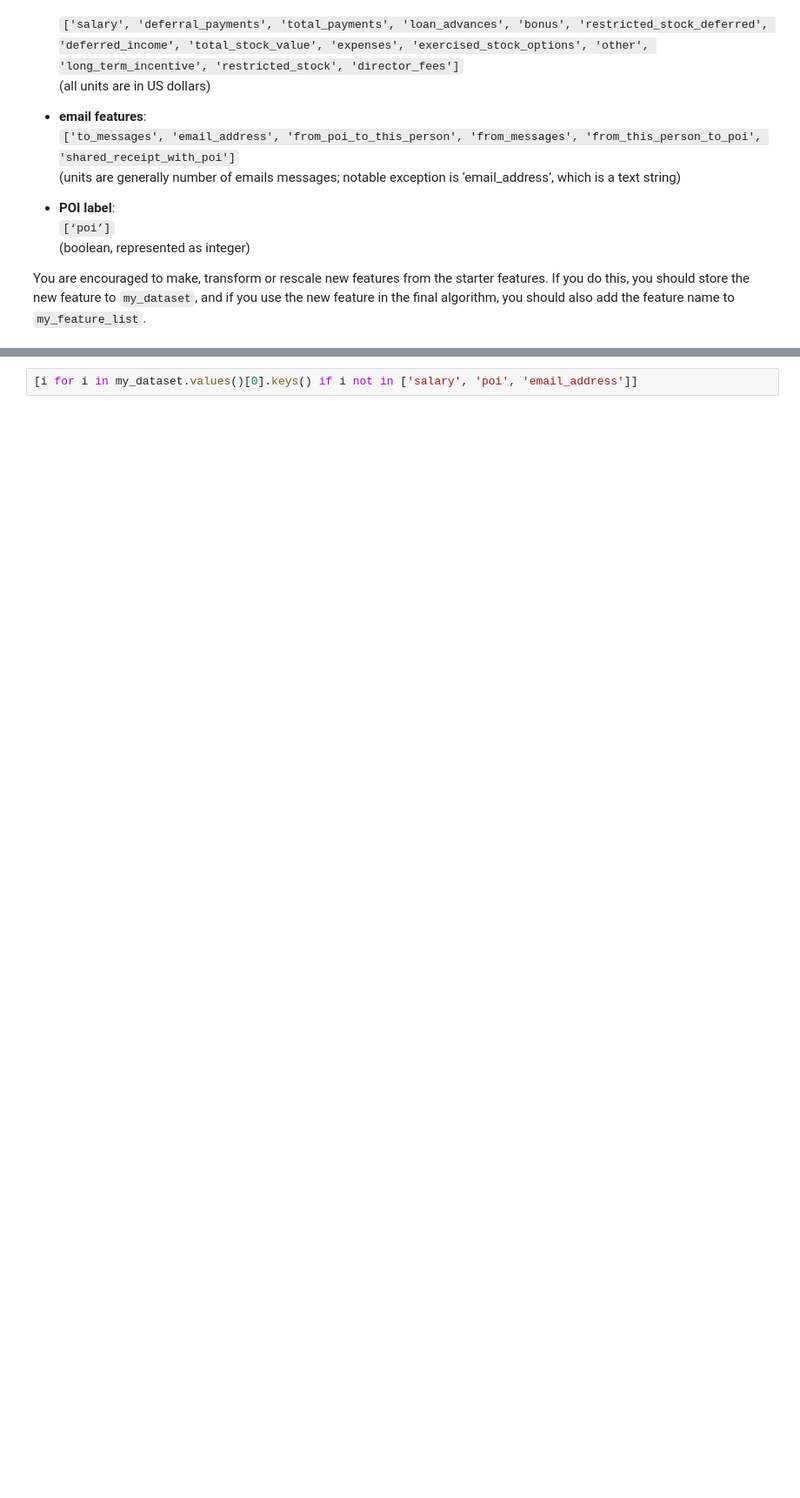
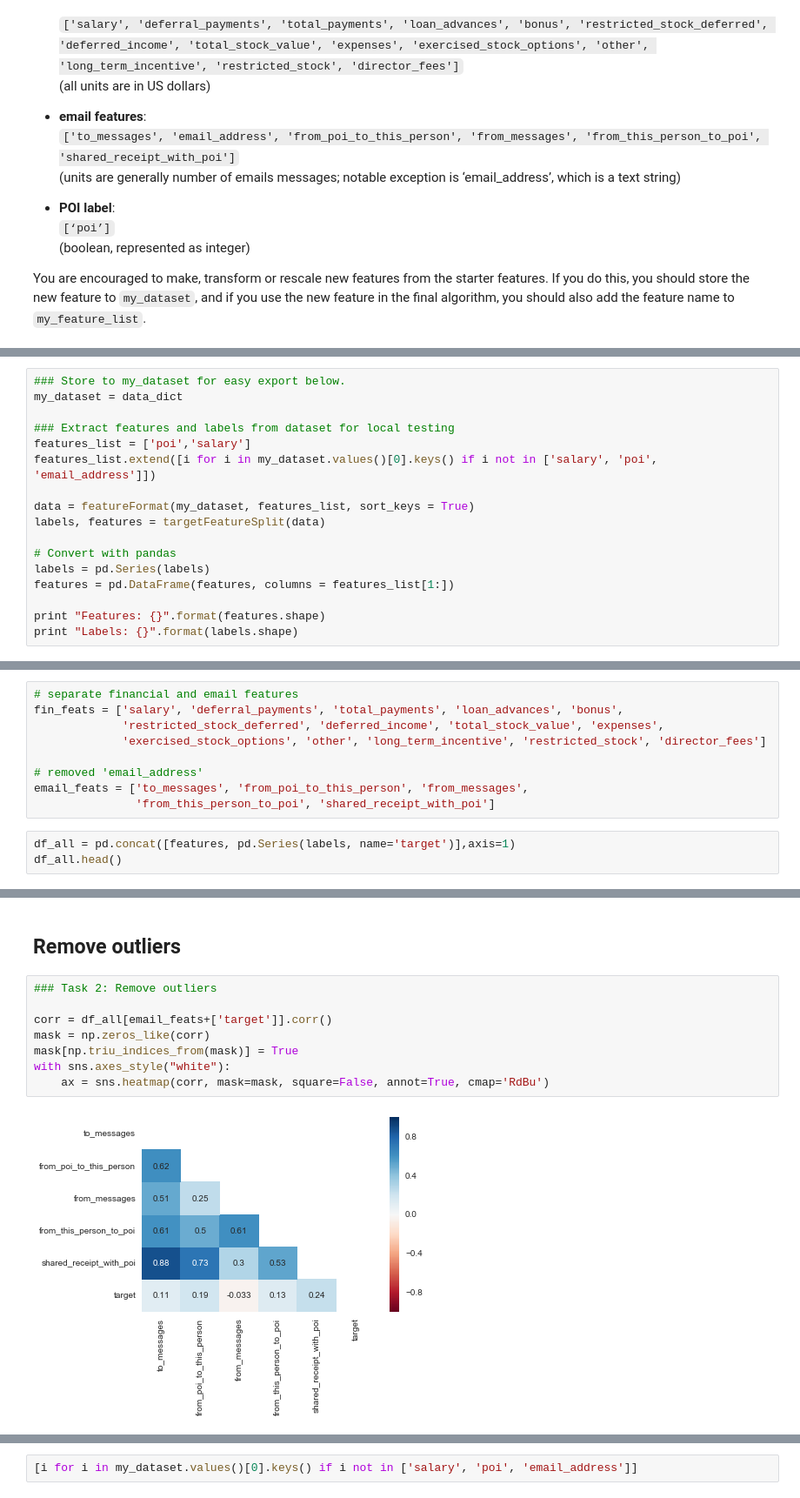
Before and after one commit to kcbighuge/enron-email-fraud, a Jupyter notebook: poi_id_notebook.ipynb, the cells around one changed output, grey strips where cells are left out. Shown at 87% size. Saved outputs shown, nothing was run; the diff lists cells and outputs as text; blank space fills up the shorter version.

Commit message:
add corr plot and scatter matrix

```diff
--- a/poi_id_notebook.ipynb
+++ b/poi_id_notebook.ipynb
@@ -62,0 +70,17 @@ Successfully loaded data with 146 samples & 21 features
+# %%
+### Store to my_dataset for easy export below.
+my_dataset = data_dict
+
+### Extract features and labels from dataset for local testing
+features_list = ['poi','salary']
+features_list.extend([i for i in my_dataset.values()[0].keys() if i not in ['salary', 'poi', 'email_address']])
+
+data = featureFormat(my_dataset, features_list, sort_keys = True)
+labels, features = targetFeatureSplit(data)
+
+# Convert with pandas
+labels = pd.Series(labels)
+features = pd.DataFrame(features, columns = features_list[1:])
+
+print "Features: {}".format(features.shape)
+print "Labels: {}".format(labels.shape)
@@ -62,0 +90,12 @@ Successfully loaded data with 146 samples & 21 features
+# %%
+# separate financial and email features
+fin_feats = ['salary', 'deferral_payments', 'total_payments', 'loan_advances', 'bonus',
+             'restricted_stock_deferred', 'deferred_income', 'total_stock_value', 'expenses',
+             'exercised_stock_options', 'other', 'long_term_incentive', 'restricted_stock', 'director_fees']
+
+# removed 'email_address'
+email_feats = ['to_messages', 'from_poi_to_this_person', 'from_messages',
+               'from_this_person_to_poi', 'shared_receipt_with_poi']
+# %%
+df_all = pd.concat([features, pd.Series(labels, name='target')],axis=1)
+df_all.head()
@@ -62,0 +113,13 @@ Successfully loaded data with 146 samples & 21 features
+# %% [markdown]
+Remove outliers
+---------------
+# %%
+### Task 2: Remove outliers
+
+corr = df_all[email_feats+['target']].corr()
+mask = np.zeros_like(corr)
+mask[np.triu_indices_from(mask)] = True
+with sns.axes_style("white"):
+    ax = sns.heatmap(corr, mask=mask, square=False, annot=True, cmap='RdBu')
+# %% [output]
+[figure, added]
```
Also changed, not shown: parts of 11 cells of this notebook.
